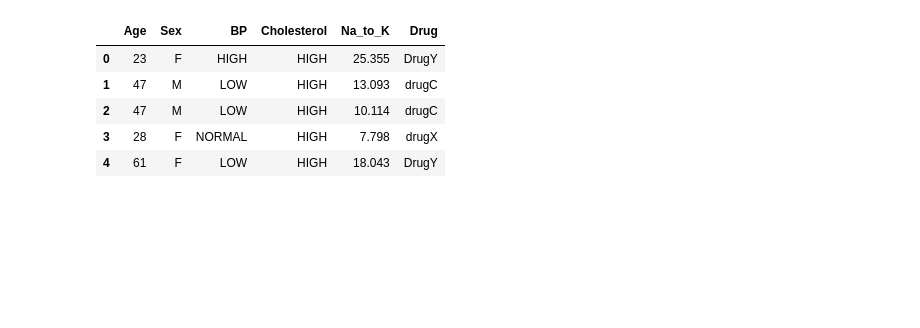
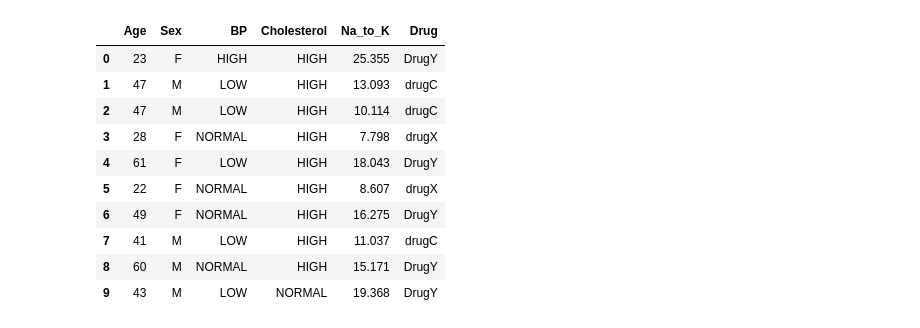
Before and after one commit to stuck-w-yu/Iris_dataset, a Jupyter notebook: Machine_Learning_Pert_1.ipynb, the cells around one changed output. Cells and saved outputs as stored; diff of their text form; code cells hidden in the pictures; blank space fills up the shorter version.

```diff
--- a/Machine_Learning_Pert_1.ipynb
+++ b/Machine_Learning_Pert_1.ipynb
@@ -14,11 +14,16 @@ from sklearn.metrics import r2_score, mean_absolute_error, mean_squared_error
 df = pd.read_csv("Narkoba.csv")
 # %%
 # Menampilkan 5 baris pertama dari dataframe
-df.head()
+df.head(10)
 # %% [output]
 |  | Age | Sex | BP | Cholesterol | Na_to_K | Drug |
 | 0 | 23 | F | HIGH | HIGH | 25.355 | DrugY |
 | 1 | 47 | M | LOW | HIGH | 13.093 | drugC |
 | 2 | 47 | M | LOW | HIGH | 10.114 | drugC |
 | 3 | 28 | F | NORMAL | HIGH | 7.798 | drugX |
 | 4 | 61 | F | LOW | HIGH | 18.043 | DrugY |
+| 5 | 22 | F | NORMAL | HIGH | 8.607 | drugX |
+| 6 | 49 | F | NORMAL | HIGH | 16.275 | DrugY |
+| 7 | 41 | M | LOW | HIGH | 11.037 | drugC |
+| 8 | 60 | M | NORMAL | HIGH | 15.171 | DrugY |
+| 9 | 43 | M | LOW | NORMAL | 19.368 | DrugY |
```
Also changed, not shown: parts of 13 cells of this notebook.
